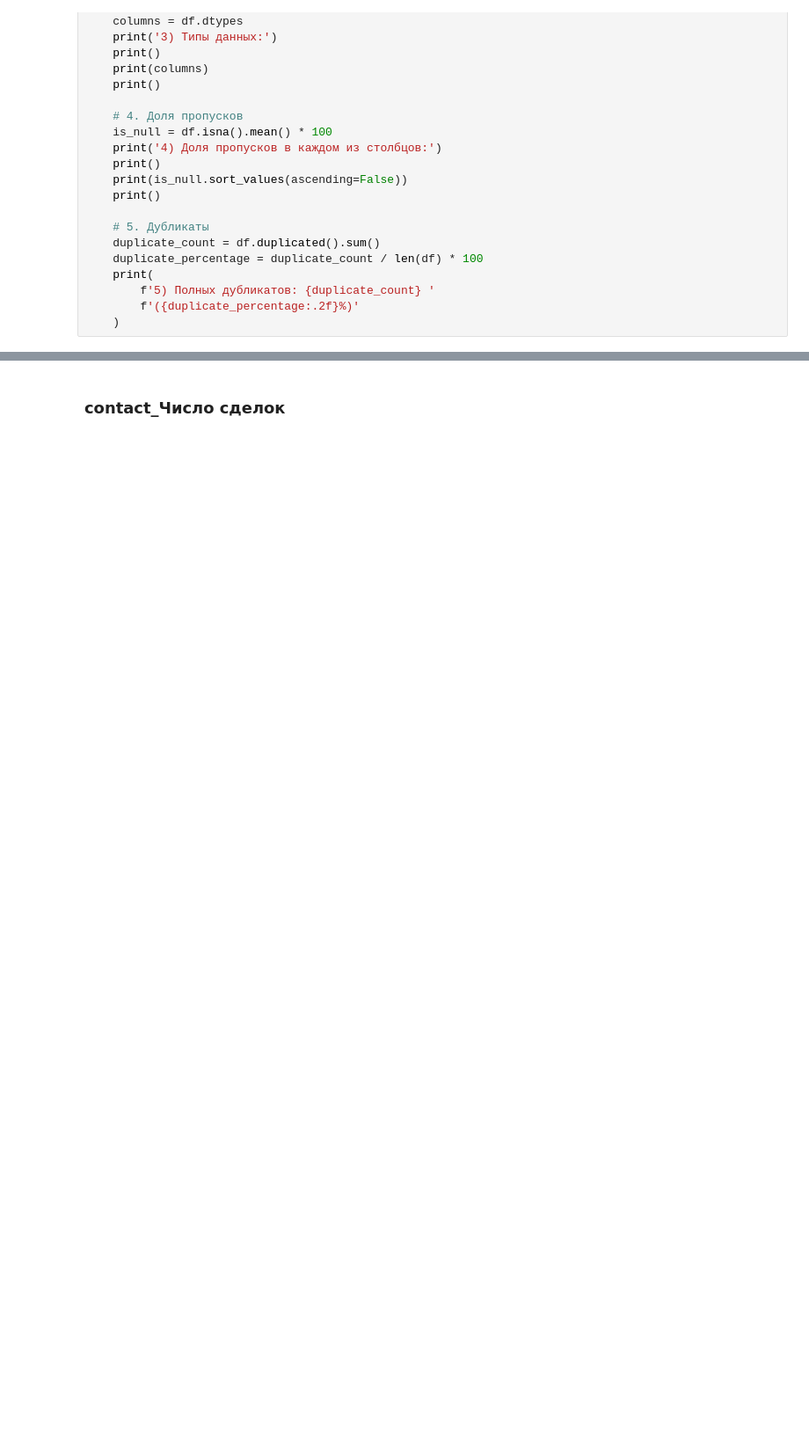
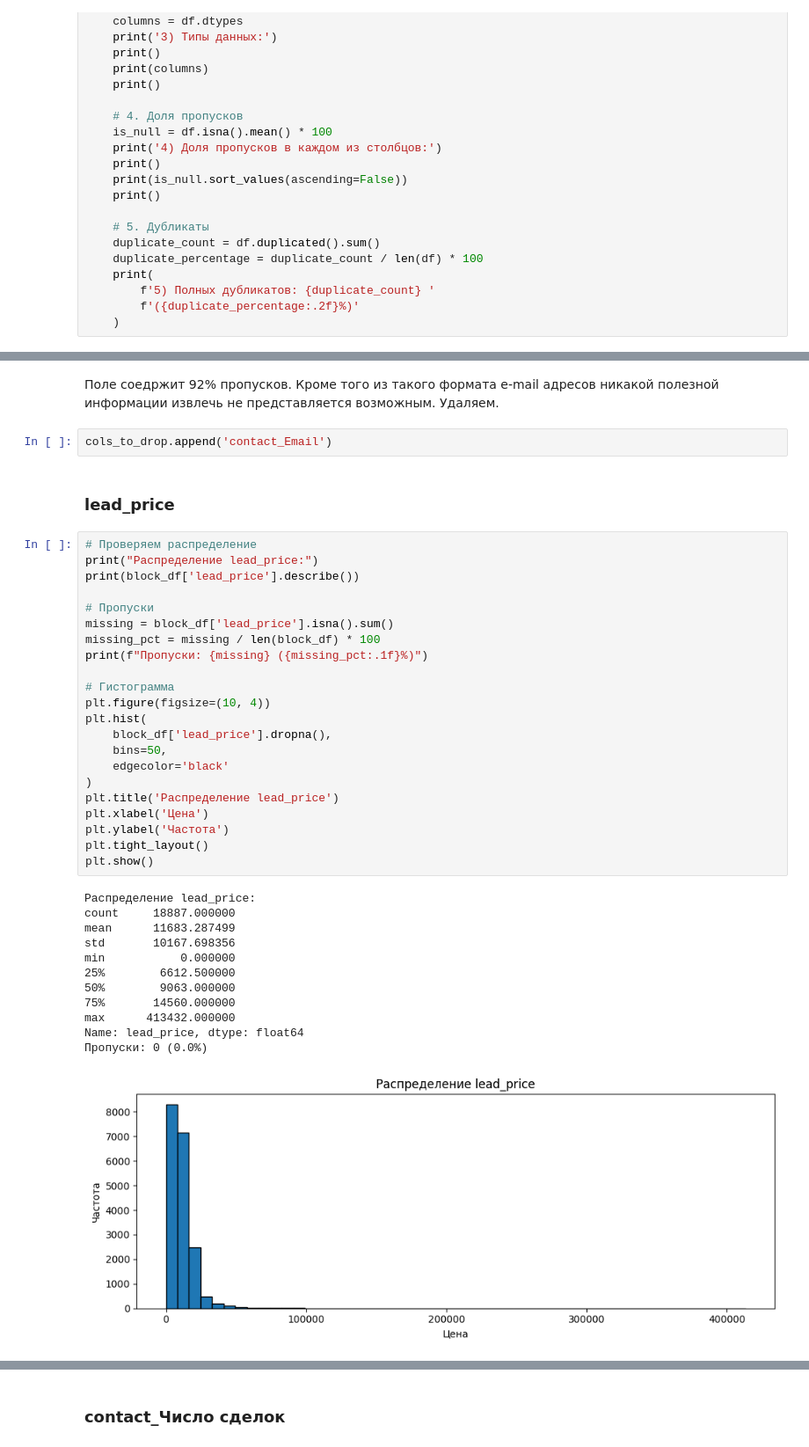
Before and after one commit to JeffRaiAlt/xakaton_mipt, a Jupyter notebook: notebooks/group_4/feature_processing_template.ipynb, the cells around one changed output, grey strips where cells are left out. Shown at 88% size. Drawn from its saved outputs; the diff is of its cells as text; blank space fills up the shorter version.

```diff
--- a/notebooks/group_4/feature_processing_template.ipynb
+++ b/notebooks/group_4/feature_processing_template.ipynb
@@ -130,0 +165,41 @@ dtype: float64
+# %% [markdown]
+Поле соедржит 92% пропусков. Кроме того из такого формата e-mail адресов никакой полезной информации извлечь не представляется возможным. Удаляем.
+# %%
+cols_to_drop.append('contact_Email')
+# %% [markdown]
+### lead_price
+# %%
+# Проверяем распределение
+print("Распределение lead_price:")
+print(block_df['lead_price'].describe())
+
+# Пропуски
+missing = block_df['lead_price'].isna().sum()
+missing_pct = missing / len(block_df) * 100
+print(f"Пропуски: {missing} ({missing_pct:.1f}%)")
+
+# Гистограмма
+plt.figure(figsize=(10, 4))
+plt.hist(
+    block_df['lead_price'].dropna(),
+    bins=50,
+    edgecolor='black'
+)
+plt.title('Распределение lead_price')
+plt.xlabel('Цена')
+plt.ylabel('Частота')
+plt.tight_layout()
+plt.show()
+# %% [output]
+Распределение lead_price:
+count     18887.000000
+mean      11683.287499
+std       10167.698356
+min           0.000000
+25%        6612.500000
+50%        9063.000000
+75%       14560.000000
+max      413432.000000
+Name: lead_price, dtype: float64
+Пропуски: 0 (0.0%)
+[figure, added]
```
Also changed, not shown: parts of 51 cells of this notebook, 4 other files.
